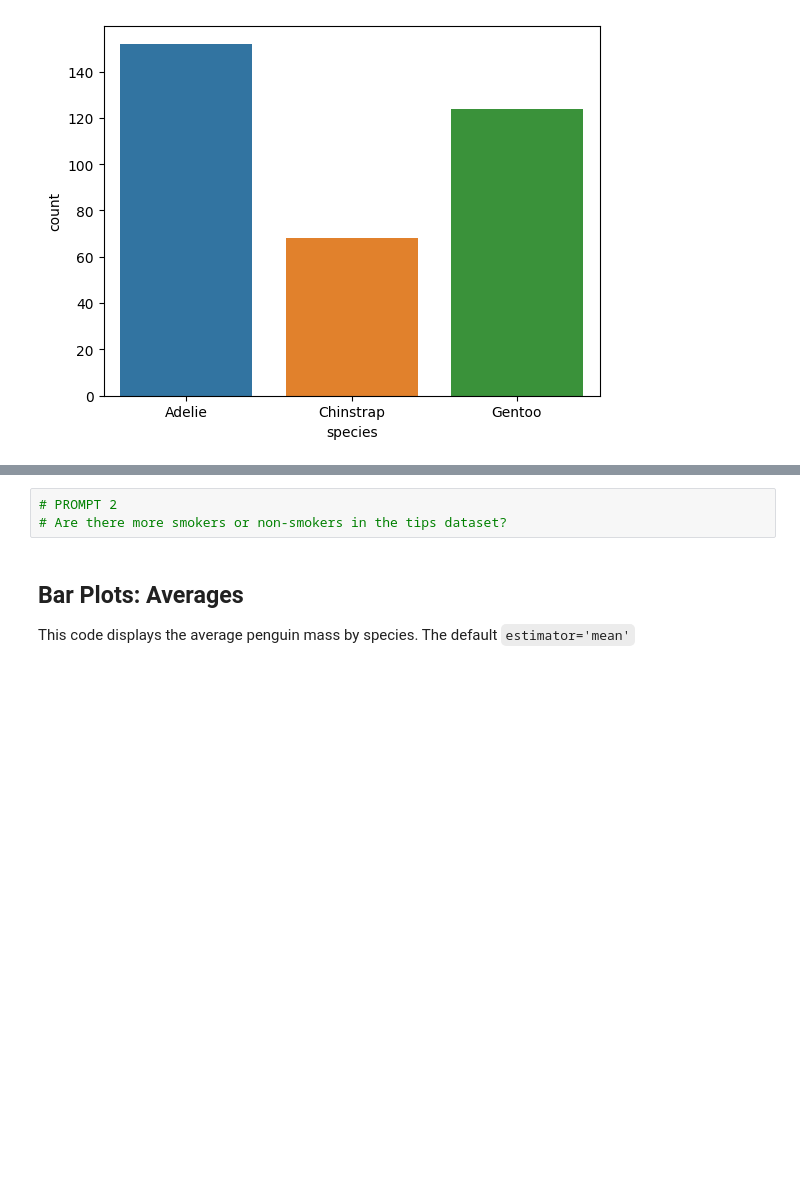
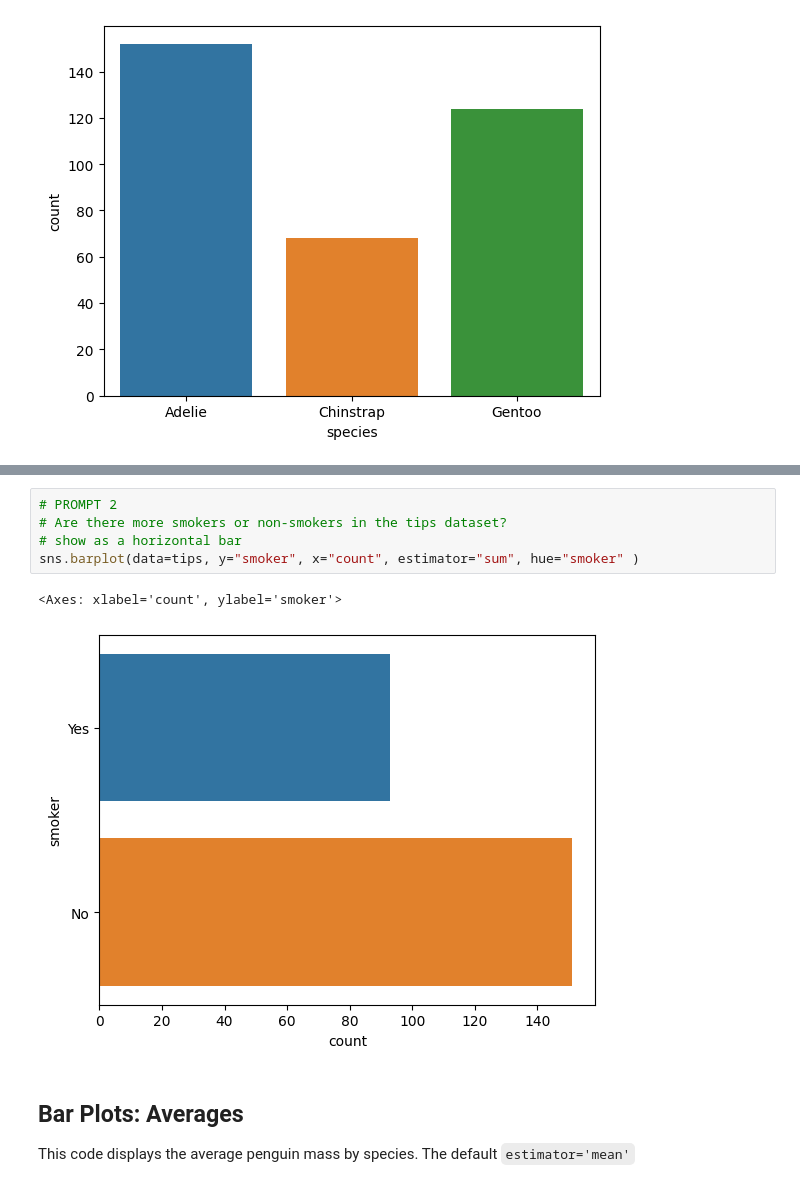
Before and after one commit to ist256/spring2026, a Jupyter notebook: lessons/12-Visualization/SmallGroup-Visualization.ipynb, the cells around one changed output, grey strips where cells are left out. Saved outputs shown, nothing was run; the diff lists cells and outputs as text; blank space fills up the shorter version.

```diff
--- a/lessons/12-Visualization/SmallGroup-Visualization.ipynb
+++ b/lessons/12-Visualization/SmallGroup-Visualization.ipynb
@@ -69,6 +75,11 @@ sns.barplot(data=pengo, x="species", y="count", hue="species", estimator="sum")
 # %%
 # PROMPT 2
 # Are there more smokers or non-smokers in the tips dataset?
+# show as a horizontal bar
+sns.barplot(data=tips, y="smoker", x="count", estimator="sum", hue="smoker" )
+# %% [output]
+<Axes: xlabel='count', ylabel='smoker'>
+[figure, added]
 # %% [markdown]
 ## Bar Plots: Averages
 
```
Also changed, not shown: parts of 31 cells of this notebook.
